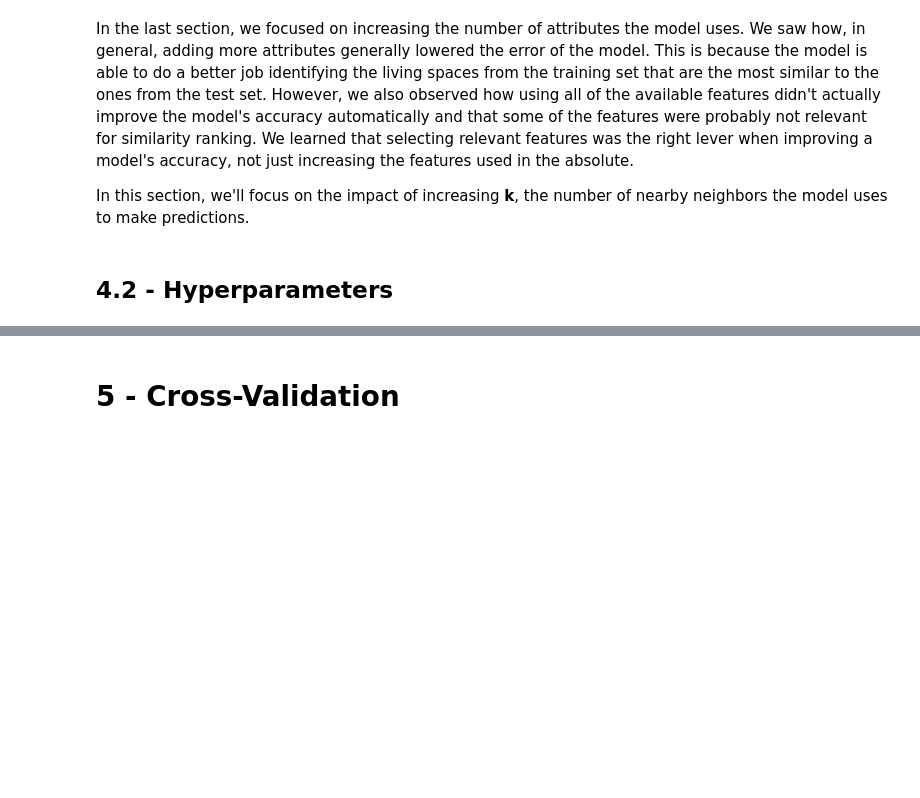
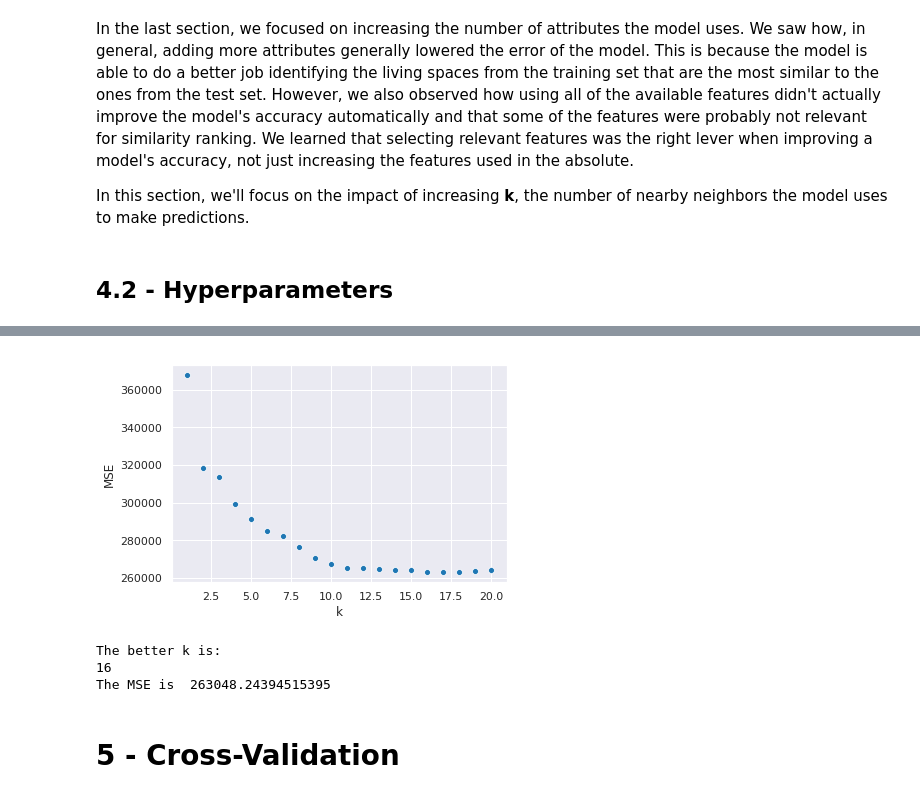
Before and after one commit to gisliany/EEC1509_MachineLearning, a Jupyter notebook: Lesson #06 - KNN/K-Nearest Neighbors for regression.ipynb, the cells around one changed output, grey strips where cells are left out. Drawn from its saved outputs; the diff is of its cells as text; code cells hidden in the pictures; blank space fills up the shorter version.

```diff
--- a/Lesson #06 - KNN/K-Nearest Neighbors for regression.ipynb
+++ b/Lesson #06 - KNN/K-Nearest Neighbors for regression.ipynb
@@ -651,3 +815,7 @@ These methods were written with mass column transformation in mind and when you
+# %%
+#removing outliers
+outliers = normalized_listings.apply(lambda col: col[(col < col.mean() - 3 * col.std()) | (col > col.mean() + 3 * col.std())]).index
+normalized_listings.drop(outliers, inplace=True)
 # %% [markdown]
 ## 3.5 - Euclidean distance for multivariate case
 # %% [markdown]
@@ -840,0 +1024,17 @@ predictions = knn.predict(test_df[train_columns])
+# %%
+train_columns = ['accommodates', 'bathrooms', 'bedrooms']
+
+# instantiate a knn object
+knn = KNeighborsRegressor(n_neighbors=5, algorithm='brute', metric='euclidean')
+
+# train the model
+knn.fit(train_df[train_columns], train_df['price'])
+
+# predict
+predictions = knn.predict(test_df[train_columns])
+
+# put your code here
+two_features_mse = mean_squared_error(test_df['price'], predictions)
+two_features_rmse = np.sqrt(two_features_mse)
+print('MSE: ', str(two_features_mse))
+print('RMSE: ', str(two_features_rmse))
@@ -902,0 +1104,13 @@ Let's confirm that grid search will work quickly for the dataset we're working w
+# %%
+# put your code here
+hyper_params = list(range(1, 21))
+mse_values = []
+train_cols = ['accommodates', 'bedrooms', 'bathrooms', 'number_of_reviews']
+for h in hyper_params:
+  knn = KNeighborsRegressor(n_neighbors = h, algorithm = 'brute')
+  knn.fit(train_df[train_cols], train_df['price'])
+  predictions = knn.predict(test_df[train_cols])
+  mse_values.append(mean_squared_error(test_df['price'], predictions))
+
+print(mse_values)
+print(np.sqrt(mse_values))
@@ -903,3 +1123,25 @@ Let's confirm that grid search will work quickly for the dataset we're working w
+# %%
+import matplotlib.pyplot as plt
+import seaborn as sns
+
+sns.set_context("notebook")
+sns.set_style("darkgrid")
+
+sns.scatterplot(hyper_params, mse_values)
+plt.xlabel("k")
+plt.ylabel("MSE")
+plt.show()
+# %% [output]
+[figure, added]
+# %%
+print("The better k is: ")
+index = mse_values.index(min(mse_values))
+print(hyper_params[index])
+print('The MSE is ', str(min(mse_values)))
+# %% [output]
+The better k is:
+16
+The MSE is  263048.24394515395
 # %% [markdown]
 # 5 - Cross-Validation
 # %% [markdown]
```
Also changed, not shown: parts of 40 cells of this notebook.
